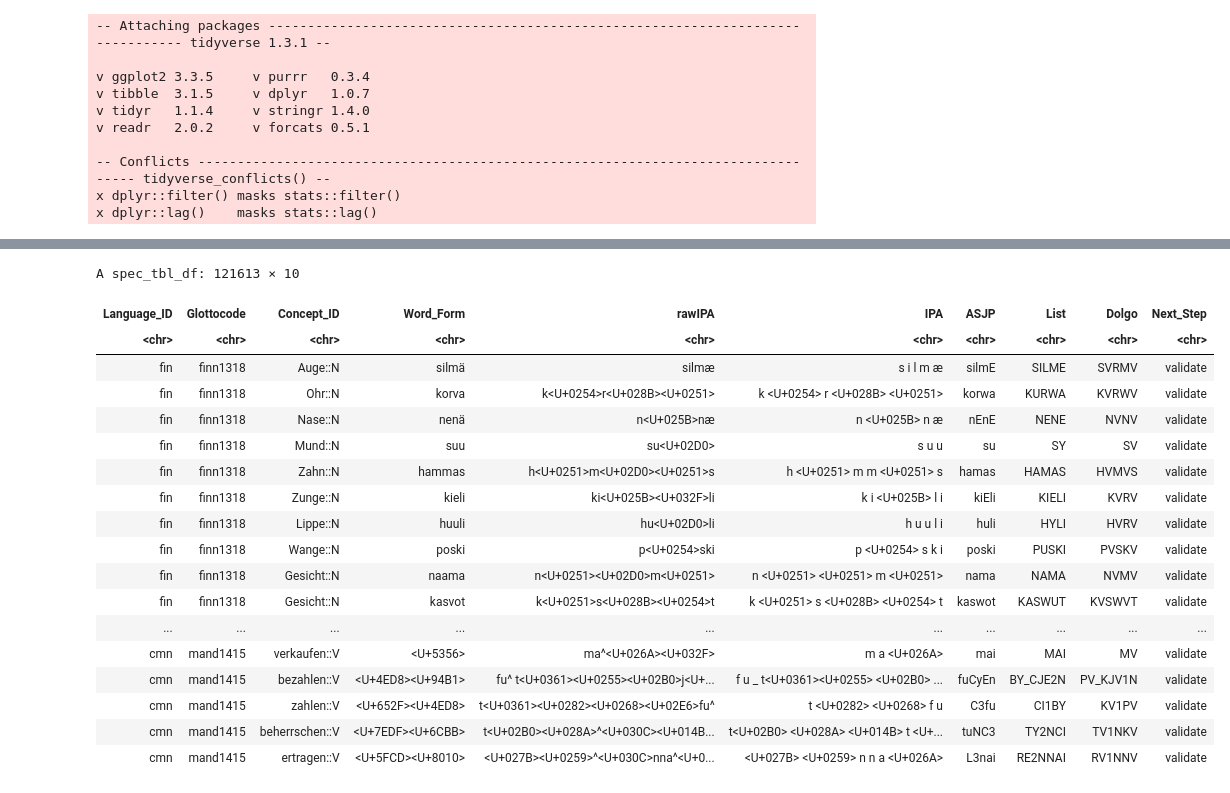
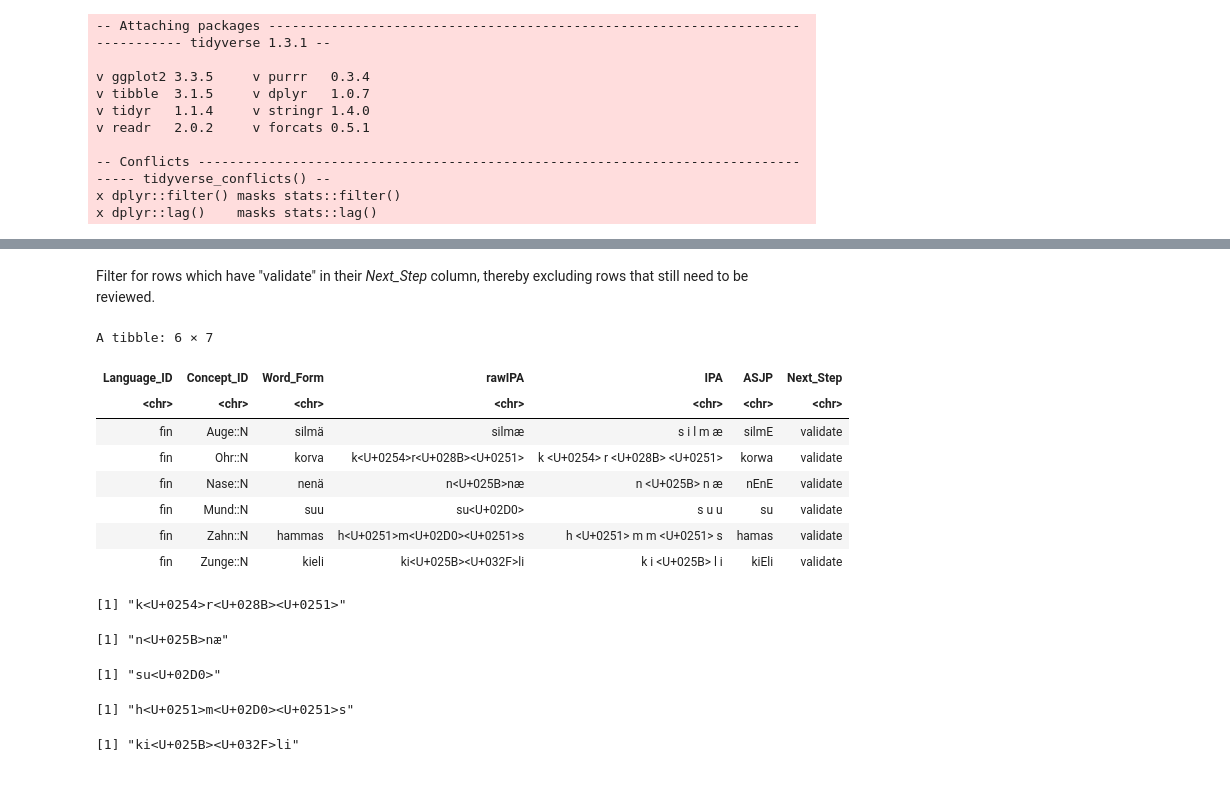
Before and after one commit to Arcumenn/BA-Thesis_NorthEuraLex, a Jupyter notebook: BA-Thesis.ipynb, the cells around one changed output, grey strips where cells are left out. Cells and saved outputs as stored; diff of their text form; code cells hidden in the pictures.

```diff
--- a/BA-Thesis.ipynb
+++ b/BA-Thesis.ipynb
@@ -22,15 +22,21 @@ conceptdata_loc = "northeuralex-0.9-forms.tsv"
 geodata_loc = "northeuralex-0.9-language-data.tsv"
 
 if(!file.exists(conceptdata_loc)) {
-    download.file(
-        "http://www.sfs.uni-tuebingen.de/~jdellert/northeuralex/0.9/northeuralex-0.9-forms.tsv",
-        dest = conceptdata_loc
-    )
+  download.file(
+    "http://www.sfs.uni-tuebingen.de/~jdellert/northeuralex/0.9/northeuralex-0.9-forms.tsv",
+    dest = conceptdata_loc
+  )
 }
 
 if(!file.exists(geodata_loc)) {
-    download.file(
-        "http://www.sfs.uni-tuebingen.de/~jdellert/northeuralex/0.9/northeuralex-0.9-language-data.tsv",
-        dest = geodata_loc
-    )
+  download.file(
+    "http://www.sfs.uni-tuebingen.de/~jdellert/northeuralex/0.9/northeuralex-0.9-language-data.tsv",
+    dest = geodata_loc
+  )
 }
+
+raw_conceptdata = read_tsv("northeuralex-0.9-forms.tsv", show_col_types = FALSE)
+raw_geodata = read_tsv("northeuralex-0.9-language-data.tsv", show_col_types = FALSE)
+
+head(raw_conceptdata)
+head(raw_geodata)
@@ -61,22 +62,30 @@ i Specify the column types or set `show_col_types = FALSE` to quiet this message
+# %% [markdown]
+Filter for rows which have "validate" in their _Next_Step_ column, thereby excluding rows that still need to be reviewed.
+# %%
+conceptdata = raw_conceptdata %>% filter(Next_Step == "validate")
 # %%
-conceptdata
+conceptdata = conceptdata %>% select(Language_ID, Concept_ID, Word_Form, rawIPA, IPA, ASJP, Next_Step)
+head(conceptdata)
 # %% [output]
-A spec_tbl_df: 121613 × 10
+A tibble: 6 × 7
-| Language_ID | Glottocode | Concept_ID | Word_Form | rawIPA | IPA | ASJP | List | Dolgo | Next_Step |
-| <chr> | <chr> | <chr> | <chr> | <chr> | <chr> | <chr> | <chr> | <chr> | <chr> |
-| fin | finn1318 | Auge::N | silmä | silmæ | s i l m æ | silmE | SILME | SVRMV | validate |
-| fin | finn1318 | Ohr::N | korva | k<U+0254>r<U+028B><U+0251> | k <U+0254> r <U+028B> <U+0251> | korwa | KURWA | KVRWV | validate |
-| fin | finn1318 | Nase::N | nenä | n<U+025B>næ | n <U+025B> n æ | nEnE | NENE | NVNV | validate |
-| fin | finn1318 | Mund::N | suu | su<U+02D0> | s u u | su | SY | SV | validate |
-| fin | finn1318 | Zahn::N | hammas | h<U+0251>m<U+02D0><U+0251>s | h <U+0251> m m <U+0251> s | hamas | HAMAS | HVMVS | validate |
-| fin | finn1318 | Zunge::N | kieli | ki<U+025B><U+032F>li | k i <U+025B> l i | kiEli | KIELI | KVRV | validate |
-| fin | finn1318 | Lippe::N | huuli | hu<U+02D0>li | h u u l i | huli | HYLI | HVRV | validate |
-| fin | finn1318 | Wange::N | poski | p<U+0254>ski | p <U+0254> s k i | poski | PUSKI | PVSKV | validate |
-| fin | finn1318 | Gesicht::N | naama | n<U+0251><U+02D0>m<U+0251> | n <U+0251> <U+0251> m <U+0251> | nama | NAMA | NVMV | validate |
-| fin | finn1318 | Gesicht::N | kasvot | k<U+0251>s<U+028B><U+0254>t | k <U+0251> s <U+028B> <U+0254> t | kaswot | KASWUT | KVSWVT | validate |
-| ... | ... | ... | ... | ... | ... | ... | ... | ... | ... |
-| cmn | mand1415 | verkaufen::V | <U+5356> | ma^<U+026A><U+032F> | m a <U+026A> | mai | MAI | MV | validate |
-| cmn | mand1415 | bezahlen::V | <U+4ED8><U+94B1> | fu^ t<U+0361><U+0255><U+02B0>j<U+... | f u _ t<U+0361><U+0255> <U+02B0> ... | fuCyEn | BY_CJE2N | PV_KJV1N | validate |
-| cmn | mand1415 | zahlen::V | <U+652F><U+4ED8> | t<U+0361><U+0282><U+0268><U+02E6>fu^ | t <U+0282> <U+0268> f u | C3fu | CI1BY | KV1PV | validate |
-| cmn | mand1415 | beherrschen::V | <U+7EDF><U+6CBB> | t<U+02B0><U+028A>^<U+030C><U+014B... | t<U+02B0> <U+028A> <U+014B> t <U+... | tuNC3 | TY2NCI | TV1NKV | validate |
-| cmn | mand1415 | ertragen::V | <U+5FCD><U+8010> | <U+027B><U+0259>^<U+030C>nna^<U+0... | <U+027B> <U+0259> n n a <U+026A> | L3nai | RE2NNAI | RV1NNV | validate |
+| Language_ID | Concept_ID | Word_Form | rawIPA | IPA | ASJP | Next_Step |
+| <chr> | <chr> | <chr> | <chr> | <chr> | <chr> | <chr> |
+| fin | Auge::N | silmä | silmæ | s i l m æ | silmE | validate |
+| fin | Ohr::N | korva | k<U+0254>r<U+028B><U+0251> | k <U+0254> r <U+028B> <U+0251> | korwa | validate |
+| fin | Nase::N | nenä | n<U+025B>næ | n <U+025B> n æ | nEnE | validate |
+| fin | Mund::N | suu | su<U+02D0> | s u u | su | validate |
+| fin | Zahn::N | hammas | h<U+0251>m<U+02D0><U+0251>s | h <U+0251> m m <U+0251> s | hamas | validate |
+| fin | Zunge::N | kieli | ki<U+025B><U+032F>li | k i <U+025B> l i | kiEli | validate |
+# %%
+# Unicode characters are not correctly displayed in the tibble, but are internally correct
+conceptdata$rawIPA[2]
+conceptdata$rawIPA[3]
+conceptdata$rawIPA[4]
+conceptdata$rawIPA[5]
+conceptdata$rawIPA[6]
+# %% [output]
+[1] "k<U+0254>r<U+028B><U+0251>"
+[1] "n<U+025B>næ"
+[1] "su<U+02D0>"
+[1] "h<U+0251>m<U+02D0><U+0251>s"
+[1] "ki<U+025B><U+032F>li"
```
Also changed, not shown: parts of 23 cells of this notebook.
